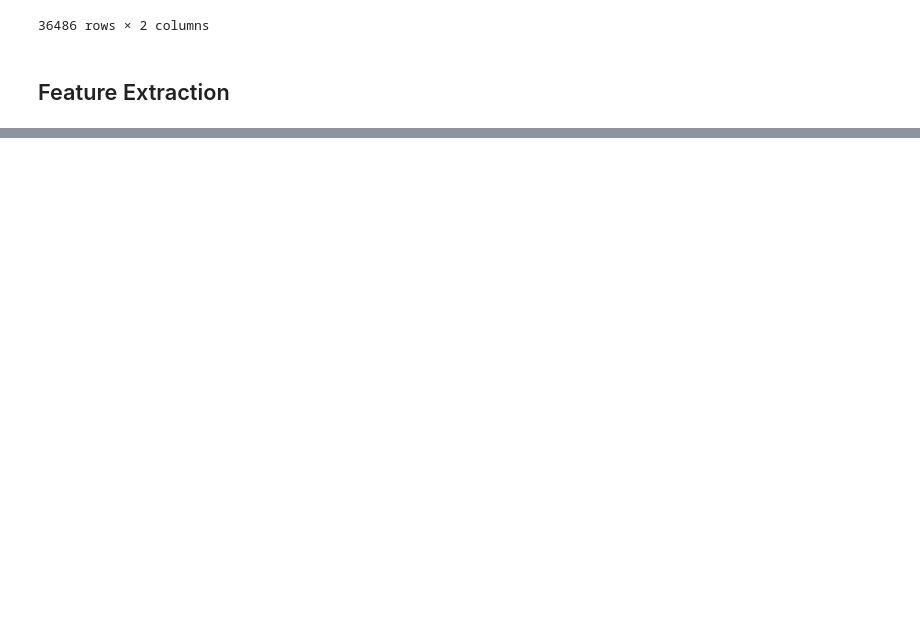
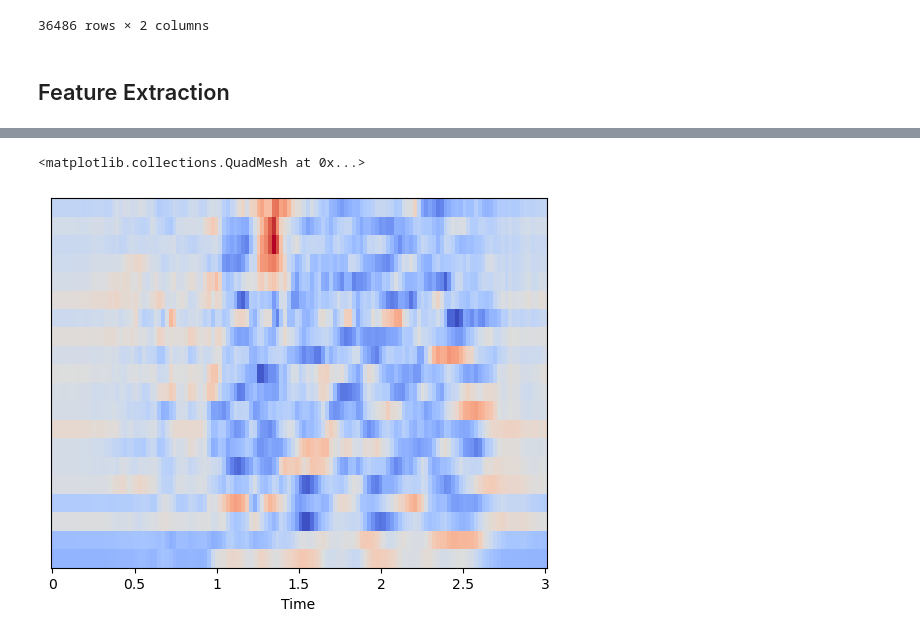
Before and after one commit to madhaviit/IITISOC-23-AI-ML-15-Speech-Emotion-Detection, a Jupyter notebook: speech-emotion-detection.ipynb, the cells around one changed output, grey strips where cells are left out. Saved outputs shown, nothing was run; the diff lists cells and outputs as text; code cells hidden in the pictures; blank space fills up the shorter version.

Commit message:
Add files via upload
feature extraction(mfcc,chroma)

```diff
--- a/speech-emotion-detection.ipynb
+++ b/speech-emotion-detection.ipynb
@@ -381,0 +404,12 @@ NewNew_Aug_df
+# %%
+#display of mfcc on sample file after scaling
+
+import sklearn
+y,sr=librosa.load(NewNew_Aug_df.iloc[0,1],duration=3)
+sample_mfcc=librosa.feature.mfcc(y=y,sr=sr)
+sample_mfcc=sklearn.preprocessing.scale(sample_mfcc,axis=1)
+sample_mfcc.mean(axis=1)
+librosa.display.specshow(sample_mfcc,sr=sr,x_axis='time')
+# %% [output]
+<matplotlib.collections.QuadMesh at 0x...>
+[figure, added]
```
Also changed, not shown: parts of 6 cells of this notebook.
